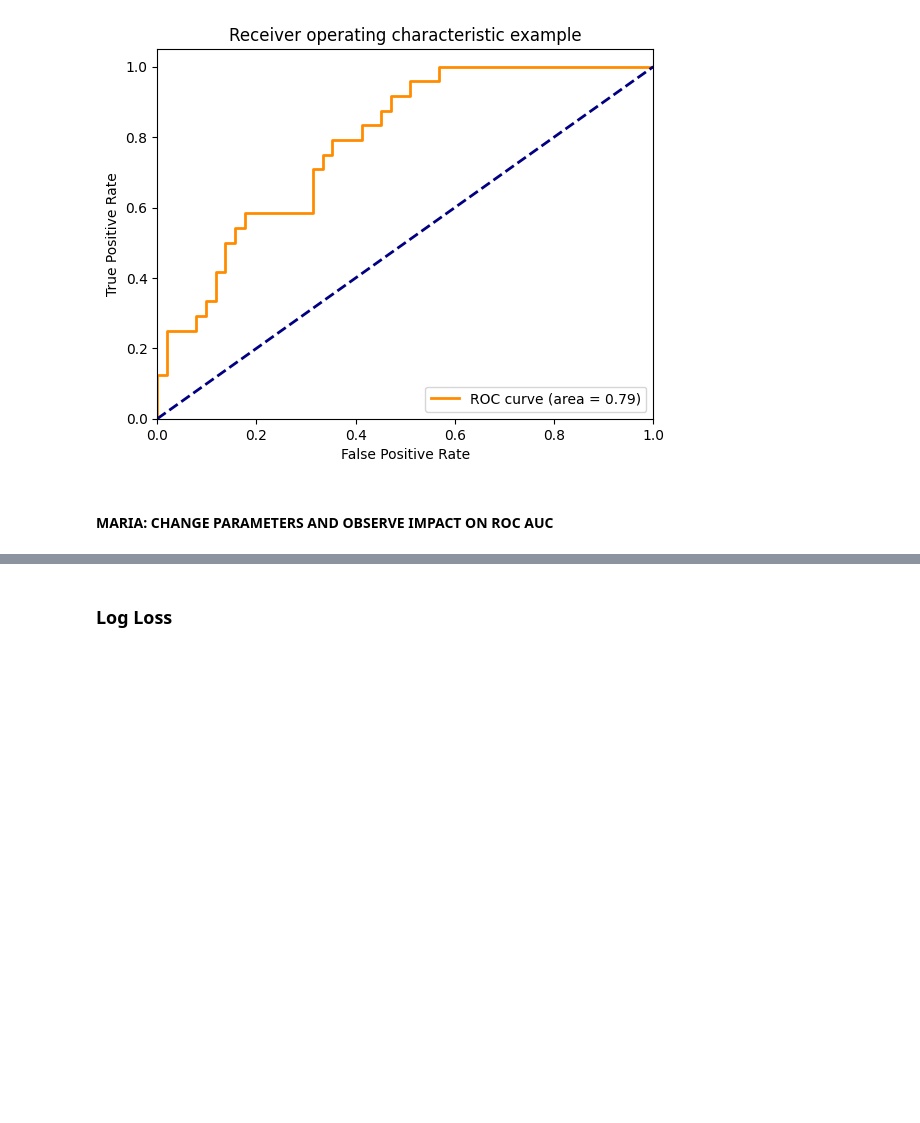
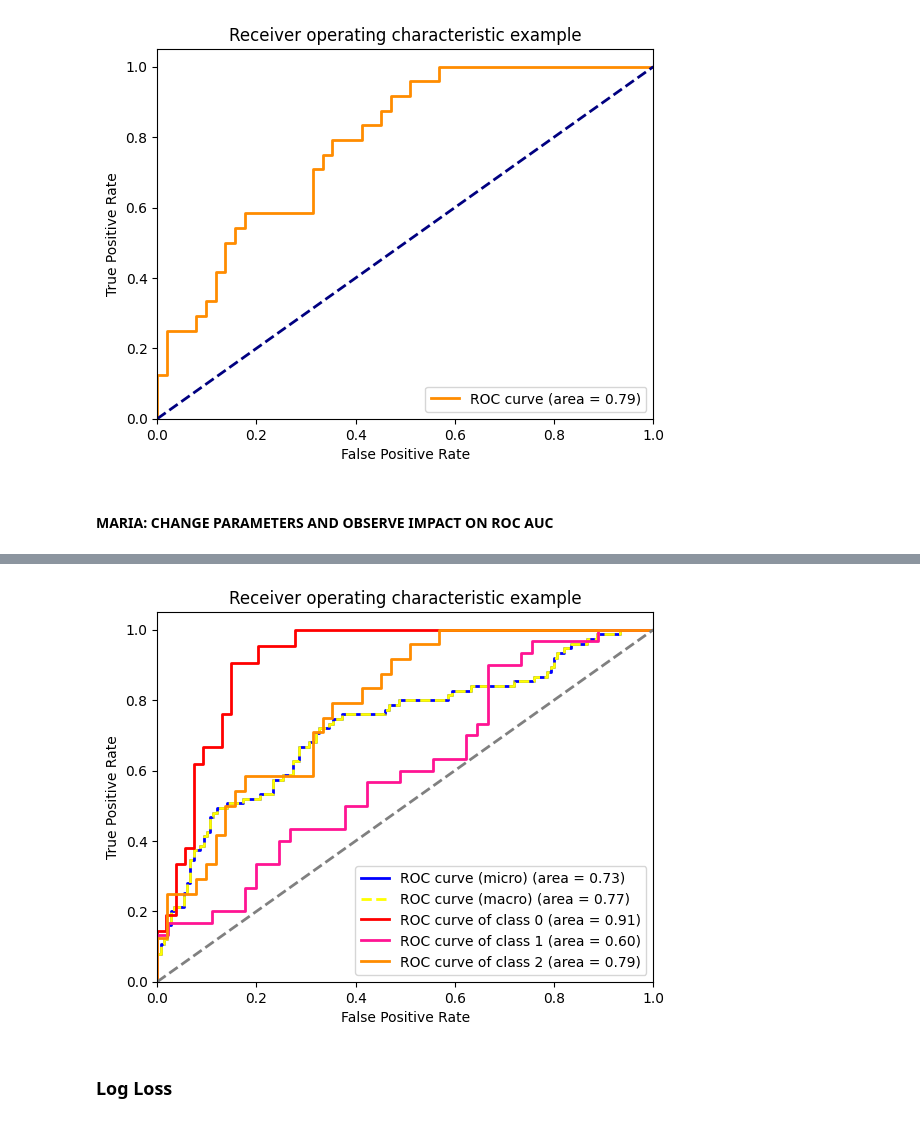
Before and after one commit to mariaingold/ModelPerformanceMeasurement, a Jupyter notebook: 11_model_performance_measurement.ipynb, the cells around one changed output, grey strips where cells are left out. Saved outputs shown, nothing was run; the diff lists cells and outputs as text; code cells hidden in the pictures; blank space fills up the shorter version.

Commit message:
Modified ROC AUC FPR and TPR to use micro, macro and weighted

```diff
--- a/11_model_performance_measurement.ipynb
+++ b/11_model_performance_measurement.ipynb
@@ -432,3 +430,49 @@ rock_the_rocauc_plot()
+# %%
+# Draw the ROC AUC for class 2
+plt.figure()
+lw = 2
+
+# Example 2: Add ROC AUC micro-averaged FPR and TPR across all classes.
+plt.plot(
+    fpr["micro"], # false positive rate for micro-averaged
+    tpr["micro"], # true positive rate for micro-averaged
+    color="blue",
+    lw=lw,
+    label="ROC curve (micro) (area = %0.2f)" % roc_auc["micro"],
+)
+
+# Example 2: Add ROC AUC micro-averaged FPR and TPR across all classes.
+plt.plot(
+    fpr["macro"], # false positive rate for micro-averaged
+    tpr["macro"], # true positive rate for micro-averaged
+    linestyle="--",
+    color="yellow",
+    lw=lw,
+    label="ROC curve (macro) (area = %0.2f)" % roc_auc["macro"],
+)
+
+# Example 3:
+# Plot individual ROC curves for each class
+colors = cycle(["red", "deeppink", "darkorange"])
+for i, color in zip(range(n_classes), colors):
+    plt.plot(
+        fpr[i],
+        tpr[i],
+        color=color,
+        lw=lw,
+        label="ROC curve of class {0} (area = {1:0.2f})".format(i, roc_auc[i]),
+    )
+
+plt.plot([0, 1], [0, 1], color="gray", lw=lw, linestyle="--")
+plt.xlim([0.0, 1.0])
+plt.ylim([0.0, 1.05])
+plt.xlabel("False Positive Rate")
+plt.ylabel("True Positive Rate")
+plt.title("Receiver operating characteristic example")
+plt.legend(loc="lower right")
+plt.show()
+# %% [output]
+[figure, added]
 # %% [markdown]
 ### Log Loss
 # %%
```
Also changed, not shown: parts of 5 cells of this notebook.
